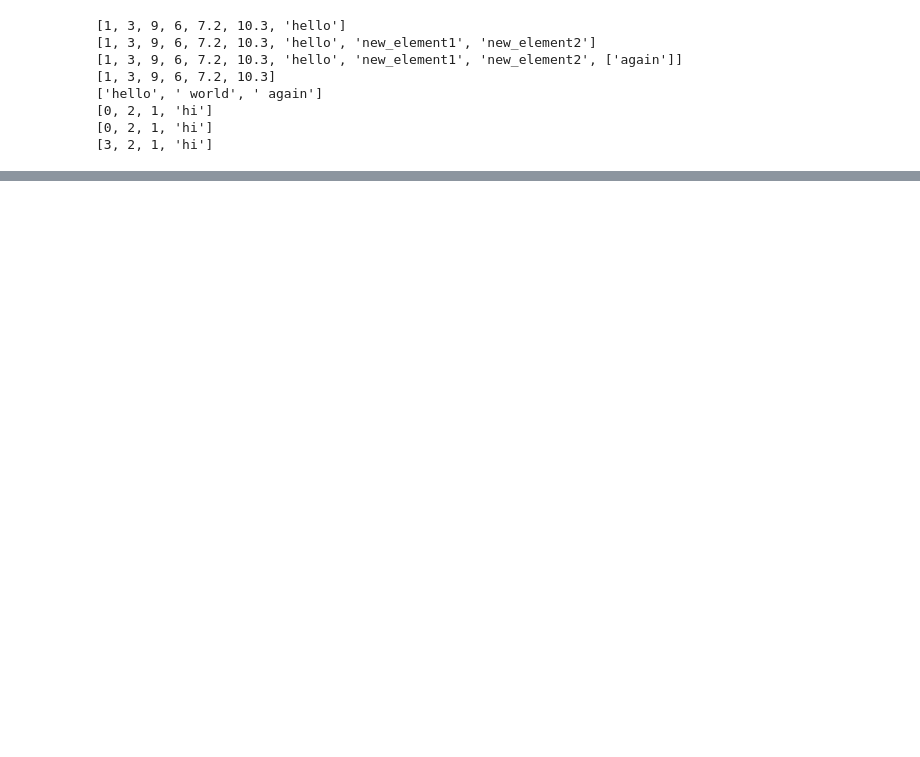
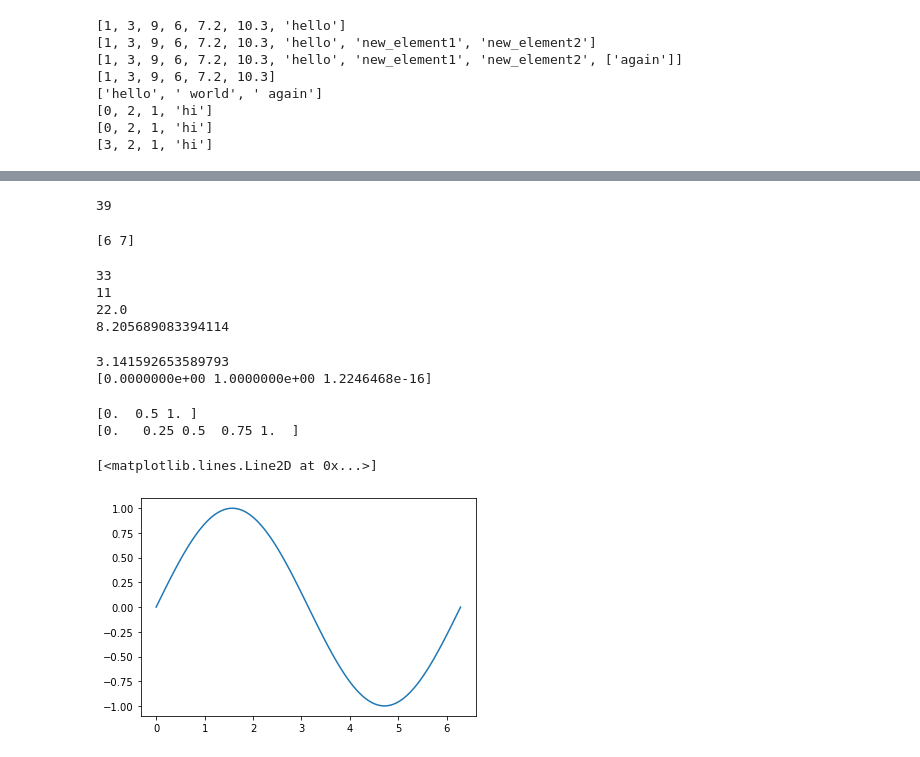
Before and after one commit to jesse3333/Python_Documentation, a Jupyter notebook: Jesses_Python_Basics.ipynb, the cells around one changed output, grey strips where cells are left out. Drawn from its saved outputs; the diff is of its cells as text; code cells hidden in the pictures; blank space fills up the shorter version.

```diff
--- a/Jesses_Python_Basics.ipynb
+++ b/Jesses_Python_Basics.ipynb
@@ -108,0 +662,47 @@ print(B1)
+# %%
+# Dot Product of two numpy arrays
+dotp = np.dot(i,j)
+print(dotp)
+# %% [output]
+39
+# %%
+# Broadcasting (adding/subtracting a scalar from a vector)
+print(j+1)
+# %% [output]
+[6 7]
+# %%
+# Max, Min, Mean, Std
+print(a.max())
+print(a.min())
+print(a.mean())
+print(a.std())
+# %% [output]
+33
+11
+22.0
+8.205689083394114
+# %%
+# Universal functions
+print(np.pi)
+x = np.array([0,np.pi/2,np.pi])
+y = np.sin(x)
+print(y)
+# %% [output]
+3.141592653589793
+[0.0000000e+00 1.0000000e+00 1.2246468e-16]
+# %%
+# LINESPACE(start point, end point, NUM = number of samples)
+print(np.linspace(0,1,3))
+print(np.linspace(0,1,5))
+# %% [output]
+[0.  0.5 1. ]
+[0.   0.25 0.5  0.75 1.  ]
+# %%
+x = np.linspace(0,2*np.pi,100)
+y = np.sin(x)
+import matplotlib.pyplot as plt
+%matplotlib inline
+plt.plot(x,y)
+# %% [output]
+[<matplotlib.lines.Line2D at 0x...>]
+[figure, added]
```
Also changed, not shown: parts of 66 cells of this notebook.
